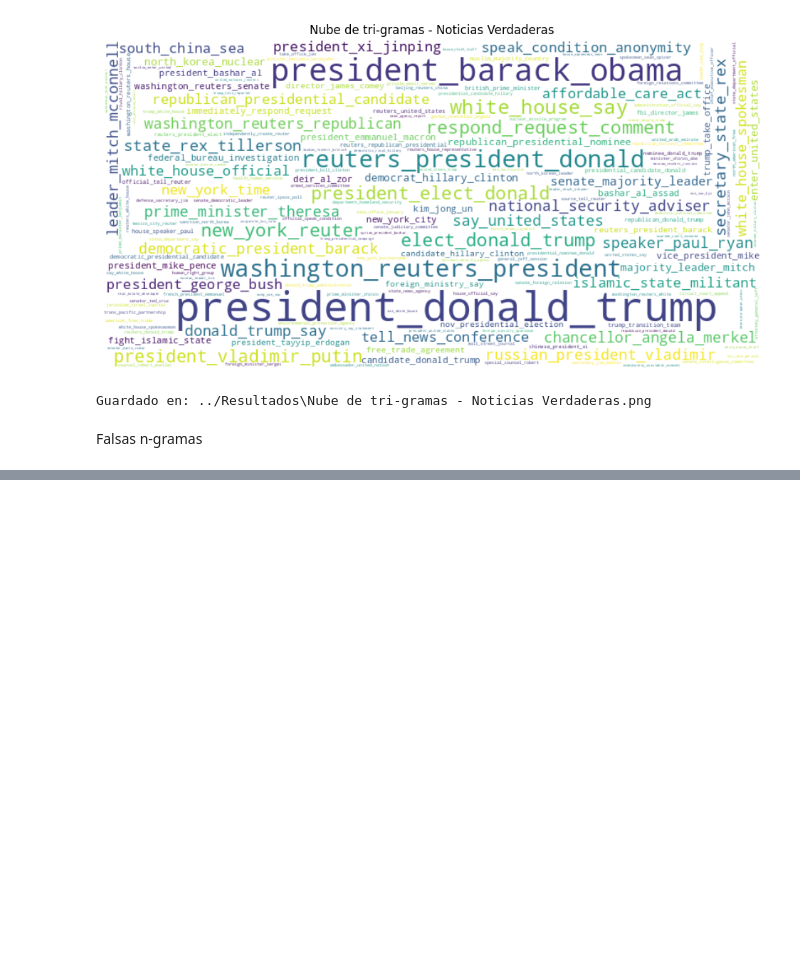
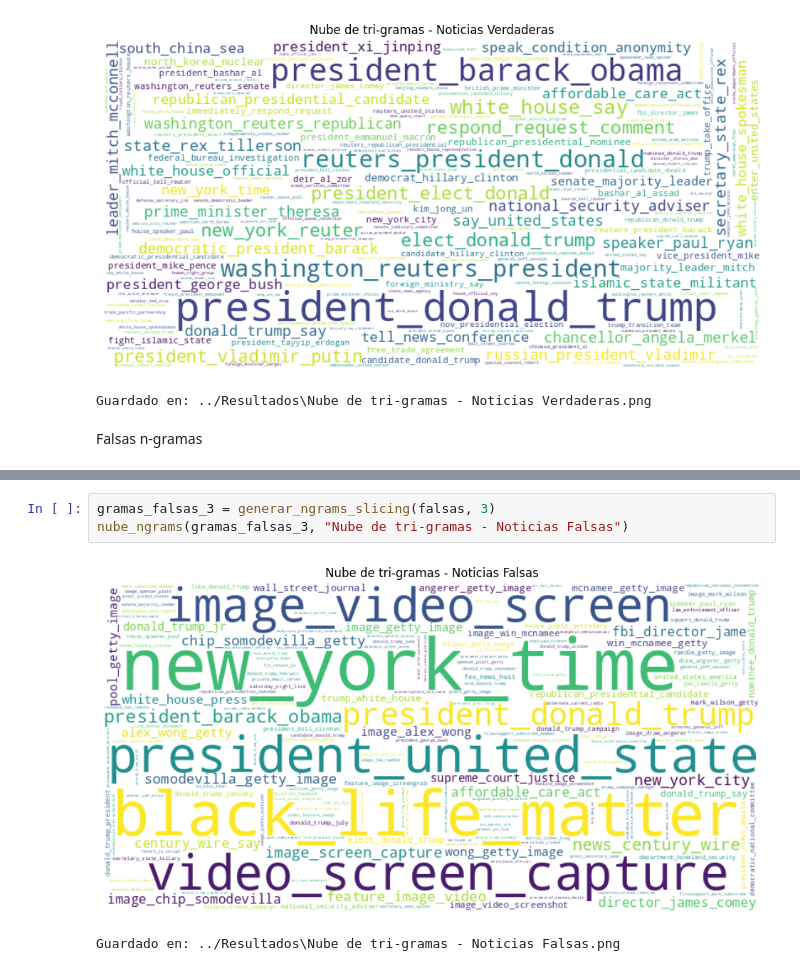
Before and after one commit to Zelxel-zx/1ACC0219-TP-TF-2025-2, a Jupyter notebook: code/n-gramas.ipynb, the cells around one changed output, grey strips where cells are left out. Saved outputs shown, nothing was run; the diff lists cells and outputs as text; blank space fills up the shorter version.

```diff
--- a/code/n-gramas.ipynb
+++ b/code/n-gramas.ipynb
@@ -124,0 +134,6 @@ nube_ngrams(gramas_verd_1, "Nube de gramas - Noticias Verdaderas")
+# %%
+gramas_falsas_3 = generar_ngrams_slicing(falsas, 3)
+nube_ngrams(gramas_falsas_3, "Nube de tri-gramas - Noticias Falsas")
+# %% [output]
+[figure, added]
+Guardado en: ../Resultados\Nube de tri-gramas - Noticias Falsas.png
```
Also changed, not shown: parts of 2 cells of this notebook.
